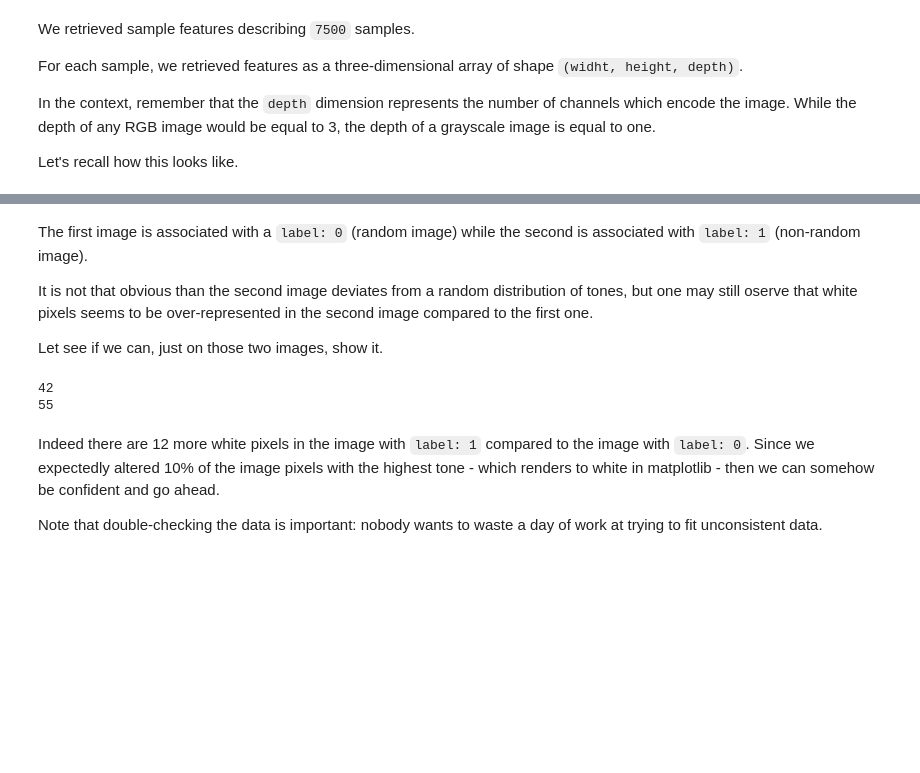
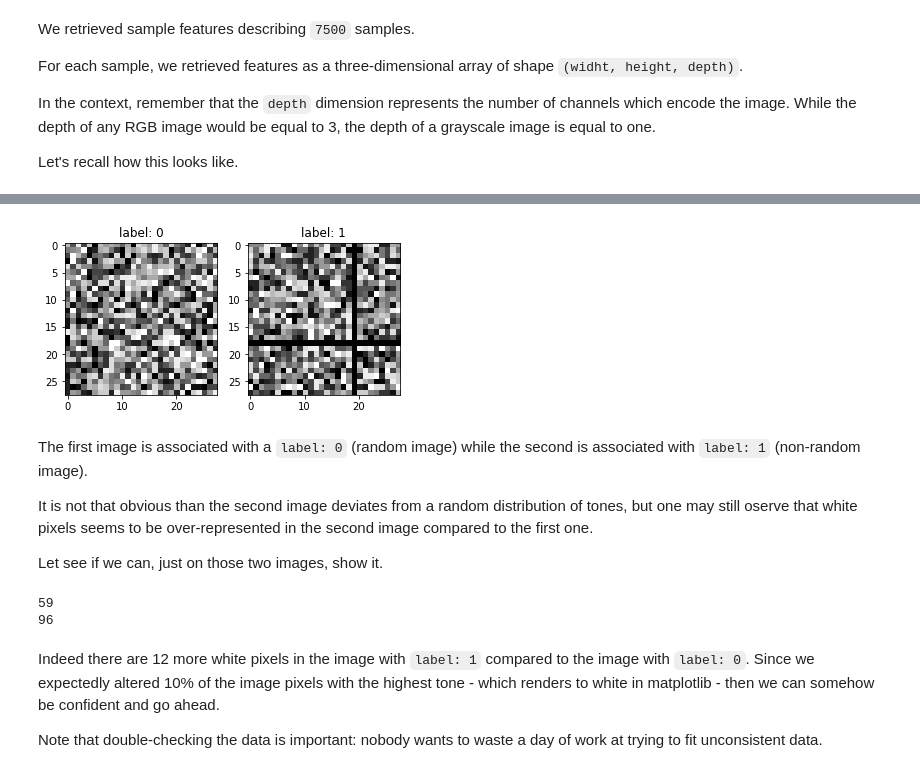
Before and after one commit to Synthaze/EpyNN, a Jupyter notebook: nnlive/dummy_image/train.ipynb, the cells around one changed output, grey strips where cells are left out. Cells and saved outputs as stored; diff of their text form; code cells hidden in the pictures; blank space fills up the shorter version.

```diff
--- a/nnlive/dummy_image/train.ipynb
+++ b/nnlive/dummy_image/train.ipynb
@@ -95,3 +82,15 @@ label: 0
+# %%
+fig, (ax0, ax1) = plt.subplots(1, 2)
+
+ax0.imshow(X_features[Y_label.index(0)], cmap='gray')
+ax0.set_title('label: 0')
+
+ax1.imshow(X_features[Y_label.index(1)], cmap='gray')
+ax1.set_title('label: 1')
+
+plt.show()
+# %% [output]
+[figure, added]
 # %% [markdown]
 The first image is associated with a ``label: 0`` (random image) while the second is associated with ``label: 1`` (non-random image).
 
@@ -99,11 +98,11 @@ It is not that obvious than the second image deviates from a random distribution
 
 Let see if we can, just on those two images, show it.
 # %%
-print(np.count_nonzero(X_features[0] == np.max(X_features[0])))    # Random image
-print(np.count_nonzero(X_features[4] == np.max(X_features[4])))    # Manipulated image
+print(np.count_nonzero(X_features[Y_label.index(0)] == 0))    # Random image
+print(np.count_nonzero(X_features[Y_label.index(1)] == 0))    # Manipulated image
 # %% [output]
-42
-55
+59
+96
 # %% [markdown]
 Indeed there are 12 more white pixels in the image with ``label: 1`` compared to the image with ``label: 0``. Since we expectedly altered 10% of the image pixels with the highest tone - which renders to white in matplotlib - then we can somehow be confident and go ahead.
 
```
Also changed, not shown: parts of 5 cells of this notebook, 2 other files.
